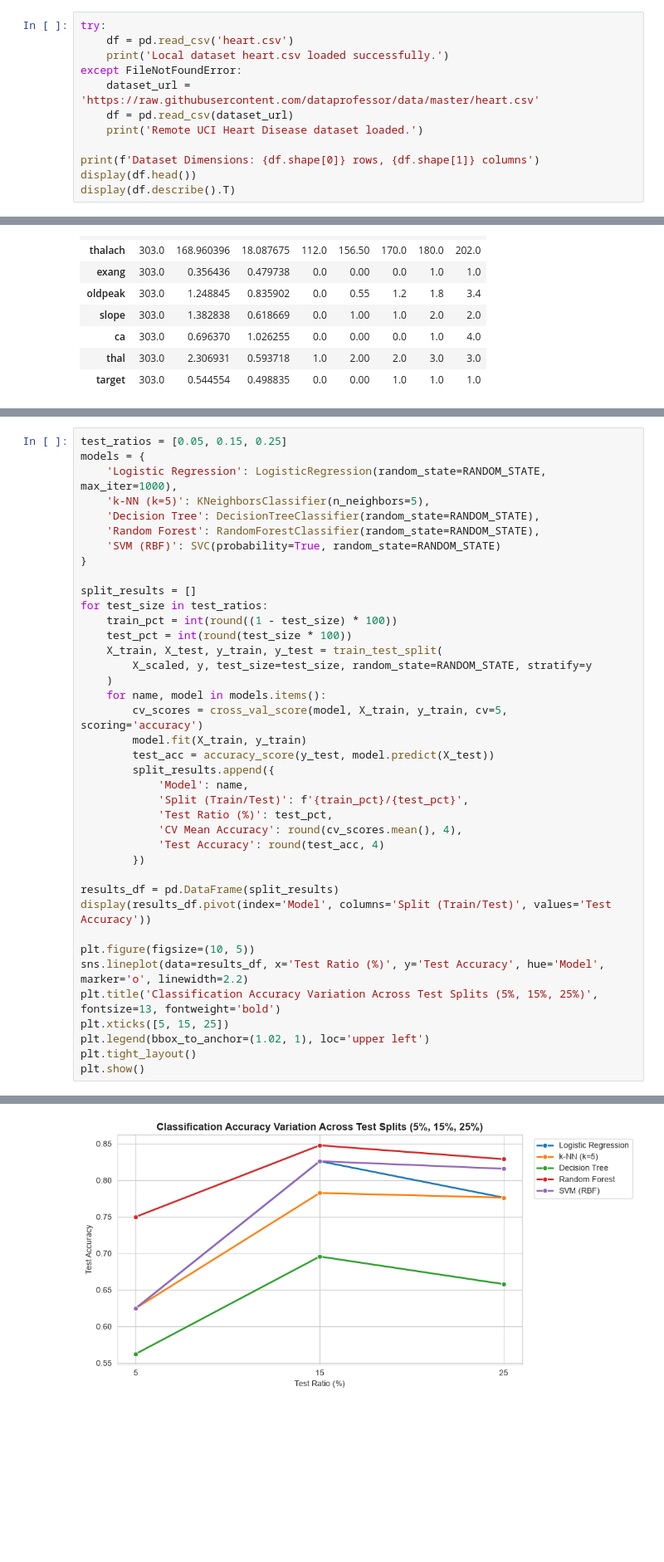
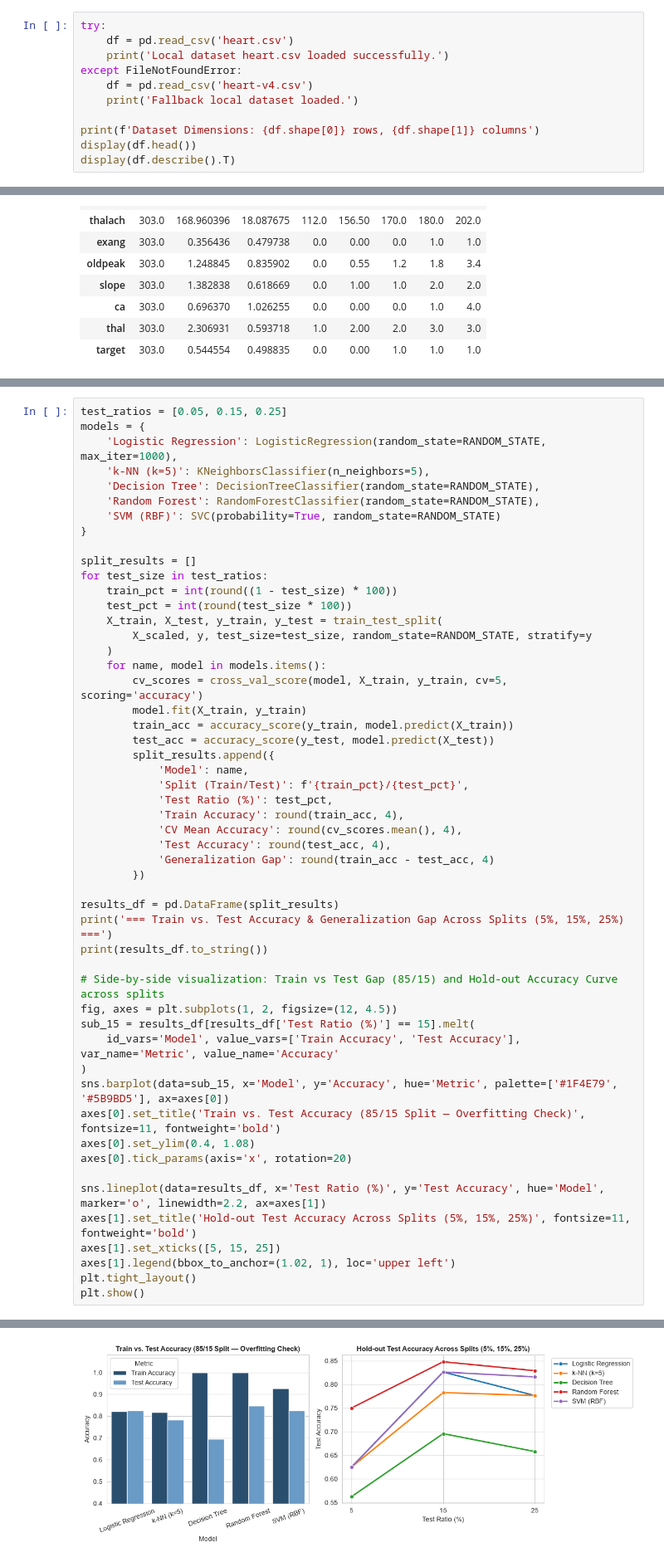
Before and after one commit to 2026540-MacielCaceres/Machine_Learning--CA1--Individual, a Jupyter notebook: CA1_Machine_Learning_Project.ipynb, the cells around one changed output, grey strips where cells are left out. Shown at 83% size. Drawn from its saved outputs; the diff is of its cells as text; blank space fills up the shorter version.

```diff
--- a/CA1_Machine_Learning_Project.ipynb
+++ b/CA1_Machine_Learning_Project.ipynb
@@ -43,9 +47,8 @@ try:
     df = pd.read_csv('heart.csv')
     print('Local dataset heart.csv loaded successfully.')
 except FileNotFoundError:
-    dataset_url = 'https://raw.githubusercontent.com/dataprofessor/data/master/heart.csv'
-    df = pd.read_csv(dataset_url)
-    print('Remote UCI Heart Disease dataset loaded.')
+    df = pd.read_csv('heart-v4.csv')
+    print('Fallback local dataset loaded.')
 
 print(f'Dataset Dimensions: {df.shape[0]} rows, {df.shape[1]} columns')
 display(df.head())
@@ -113,23 +118,36 @@ for test_size in test_ratios:
     for name, model in models.items():
         cv_scores = cross_val_score(model, X_train, y_train, cv=5, scoring='accuracy')
         model.fit(X_train, y_train)
+        train_acc = accuracy_score(y_train, model.predict(X_train))
         test_acc = accuracy_score(y_test, model.predict(X_test))
         split_results.append({
             'Model': name,
             'Split (Train/Test)': f'{train_pct}/{test_pct}',
             'Test Ratio (%)': test_pct,
+            'Train Accuracy': round(train_acc, 4),
             'CV Mean Accuracy': round(cv_scores.mean(), 4),
-            'Test Accuracy': round(test_acc, 4)
+            'Test Accuracy': round(test_acc, 4),
+            'Generalization Gap': round(train_acc - test_acc, 4)
         })
 
 results_df = pd.DataFrame(split_results)
-display(results_df.pivot(index='Model', columns='Split (Train/Test)', values='Test Accuracy'))
+print('=== Train vs. Test Accuracy & Generalization Gap Across Splits (5%, 15%, 25%) ===')
+print(results_df.to_string())
 
-plt.figure(figsize=(10, 5))
-sns.lineplot(data=results_df, x='Test Ratio (%)', y='Test Accuracy', hue='Model', marker='o', linewidth=2.2)
-plt.title('Classification Accuracy Variation Across Test Splits (5%, 15%, 25%)', fontsize=13, fontweight='bold')
-plt.xticks([5, 15, 25])
-plt.legend(bbox_to_anchor=(1.02, 1), loc='upper left')
+# Side-by-side visualization: Train vs Test Gap (85/15) and Hold-out Accuracy Curve across splits
+fig, axes = plt.subplots(1, 2, figsize=(12, 4.5))
+sub_15 = results_df[results_df['Test Ratio (%)'] == 15].melt(
+    id_vars='Model', value_vars=['Train Accuracy', 'Test Accuracy'], var_name='Metric', value_name='Accuracy'
+)
+sns.barplot(data=sub_15, x='Model', y='Accuracy', hue='Metric', palette=['#1F4E79', '#5B9BD5'], ax=axes[0])
+axes[0].set_title('Train vs. Test Accuracy (85/15 Split — Overfitting Check)', fontsize=11, fontweight='bold')
+axes[0].set_ylim(0.4, 1.08)
+axes[0].tick_params(axis='x', rotation=20)
+
+sns.lineplot(data=results_df, x='Test Ratio (%)', y='Test Accuracy', hue='Model', marker='o', linewidth=2.2, ax=axes[1])
+axes[1].set_title('Hold-out Test Accuracy Across Splits (5%, 15%, 25%)', fontsize=11, fontweight='bold')
+axes[1].set_xticks([5, 15, 25])
+axes[1].legend(bbox_to_anchor=(1.02, 1), loc='upper left')
 plt.tight_layout()
 plt.show()
 # %% [output]
@@ -143 +171 @@ plt.show()
-[figure, old version]
+[figure, new version]
```
Also changed, not shown: parts of 18 cells of this notebook.
